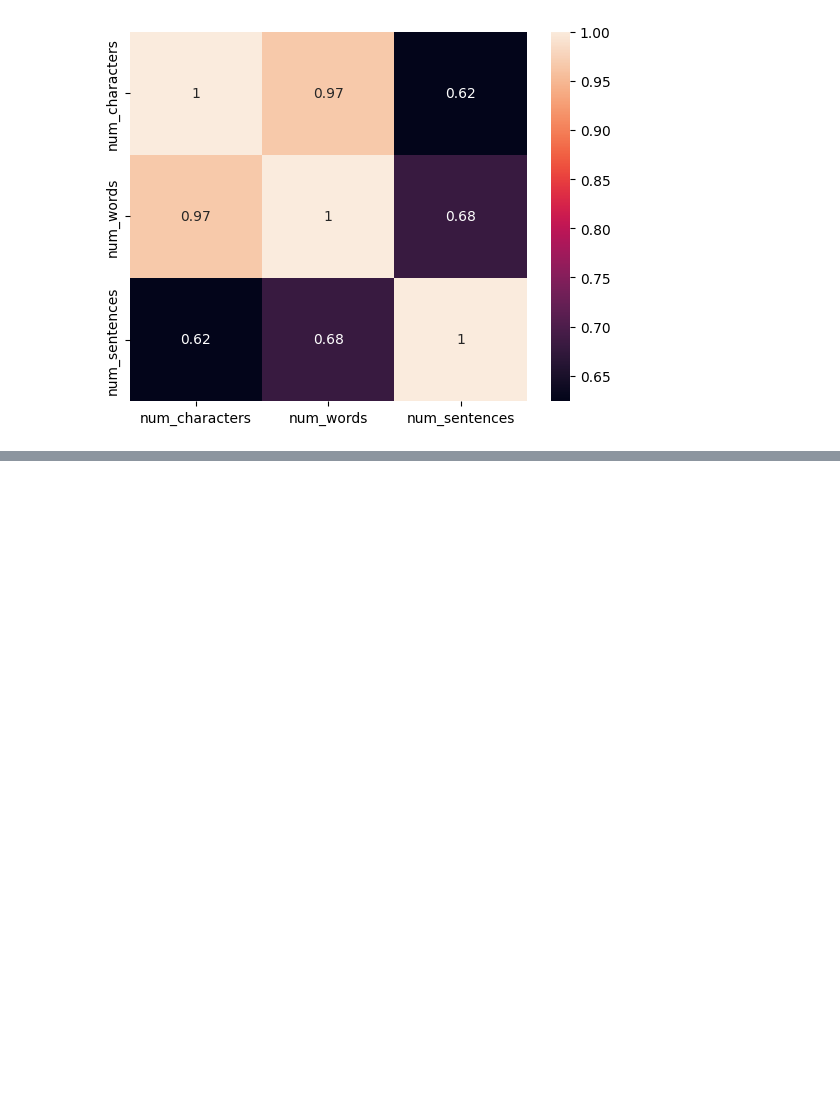
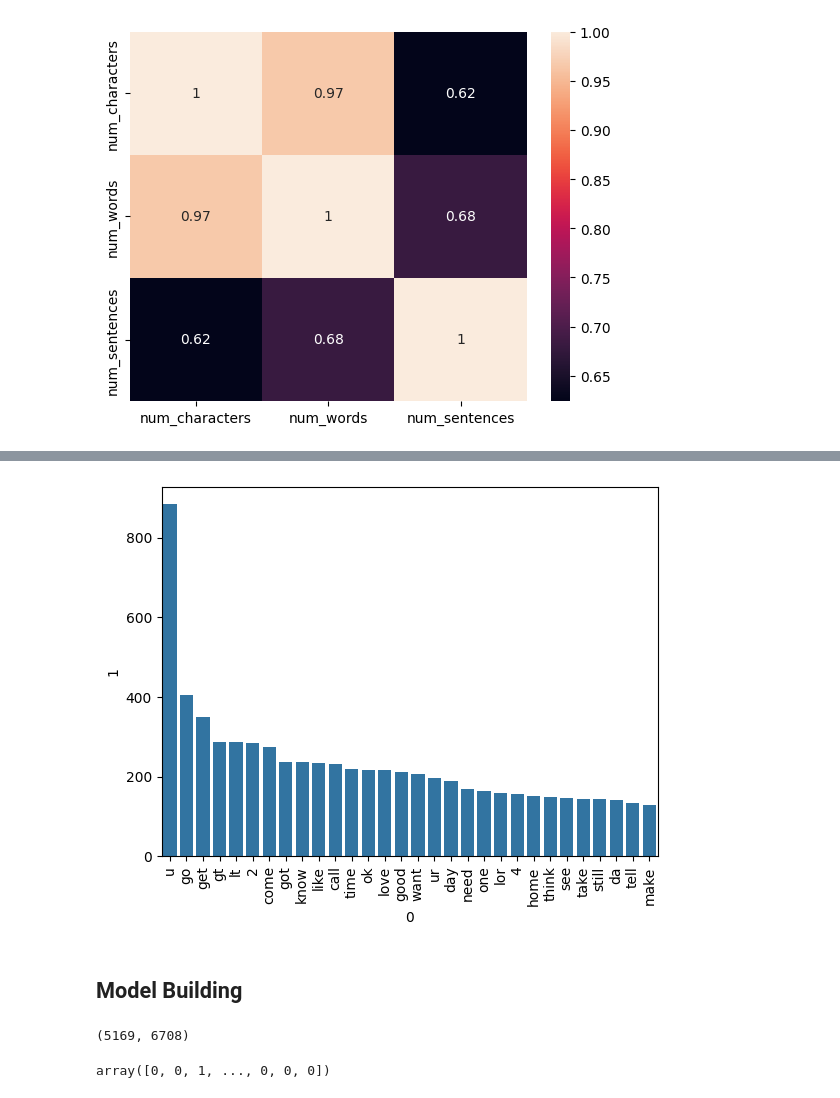
Before and after one commit to saptarshipal1/sms_spam_classification, a Jupyter notebook: data/sms_spam_classification.ipynb, the cells around one changed output, grey strips where cells are left out. Saved outputs shown, nothing was run; the diff lists cells and outputs as text; code cells hidden in the pictures; blank space fills up the shorter version.

```diff
--- a/data/sms_spam_classification.ipynb
+++ b/data/sms_spam_classification.ipynb
@@ -214,0 +424,14 @@ sns.heatmap(df1[['num_characters','num_words','num_sentences']].corr(),annot=Tru
+# %%
+ham_corpus = []
+for msg in df1[df1['target']==0]['transformed_text'].tolist():
+    for words in msg.split():
+        ham_corpus.append(words)
+
+
+sns.barplot(x=pd.DataFrame(Counter(ham_corpus).most_common(30))[0],y=pd.DataFrame(Counter(ham_corpus).most_common(30))[1])
+plt.xticks(rotation ='vertical')
+plt.show()
+# %% [output]
+[figure, added]
+# %% [markdown]
+## Model Building
@@ -214,0 +442,10 @@ sns.heatmap(df1[['num_characters','num_words','num_sentences']].corr(),annot=Tru
+# %%
+X = cv.fit_transform(df1['transformed_text']).toarray()
+X.shape
+# %% [output]
+(5169, 6708)
+# %%
+y = df1['target'].values
+y
+# %% [output]
+array([0, 0, 1, ..., 0, 0, 0])
```
Also changed, not shown: parts of 45 cells of this notebook, 1 other file.
